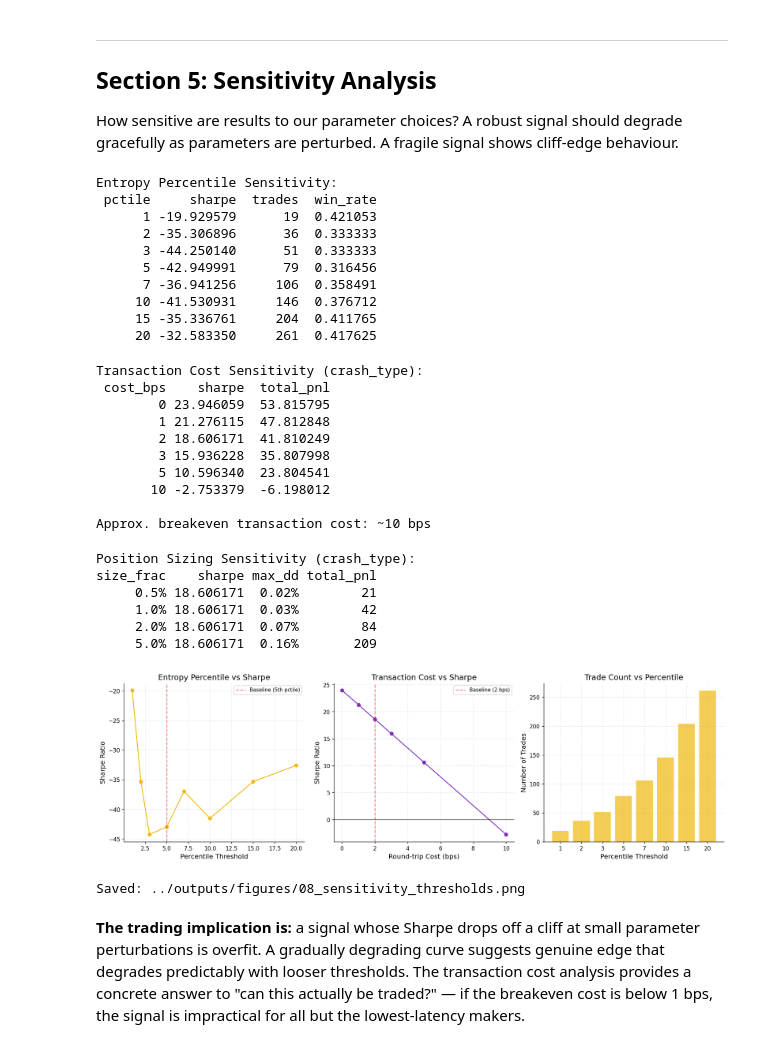
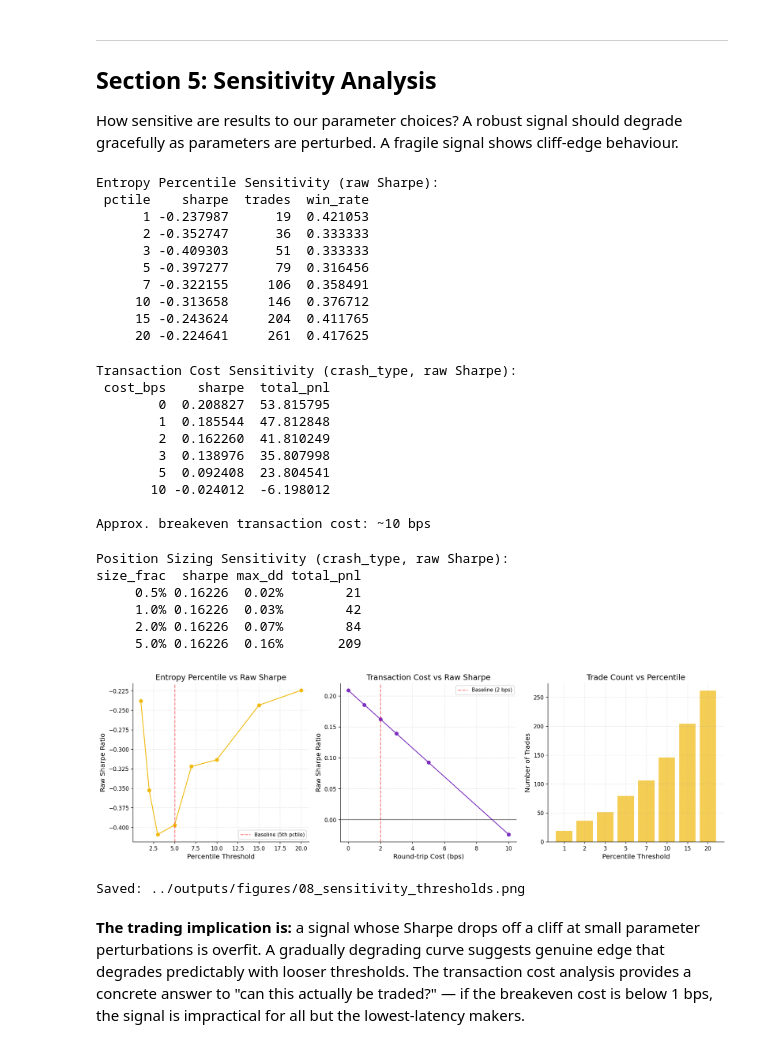
Before and after one commit to Wadoudo02/crypto-venue-entropy, a Jupyter notebook: notebooks/08_signal_backtesting.ipynb, the cells around one changed output. Cells and saved outputs as stored; diff of their text form; code cells hidden in the pictures.

```diff
--- a/notebooks/08_signal_backtesting.ipynb
+++ b/notebooks/08_signal_backtesting.ipynb
@@ -1129,22 +1129,22 @@ for pctile in pctile_values:
         holding_period=HOLDING_PERIODS["low_entropy"],
     )
     r = bt.run()
-    pctile_sharpes.append({"pctile": pctile, "sharpe": r.sharpe_ratio, "trades": r.num_trades, "win_rate": r.win_rate})
+    pctile_sharpes.append({"pctile": pctile, "sharpe": r.raw_sharpe_ratio, "trades": r.num_trades, "win_rate": r.win_rate})
 
 pctile_df = pd.DataFrame(pctile_sharpes)
-print("Entropy Percentile Sensitivity:")
+print("Entropy Percentile Sensitivity (raw Sharpe):")
 print(pctile_df.to_string(index=False))
 # %% [output]
-Entropy Percentile Sensitivity:
- pctile     sharpe  trades  win_rate
-      1 -19.929579      19  0.421053
-      2 -35.306896      36  0.333333
-      3 -44.250140      51  0.333333
-      5 -42.949991      79  0.316456
-      7 -36.941256     106  0.358491
-     10 -41.530931     146  0.376712
-     15 -35.336761     204  0.411765
-     20 -32.583350     261  0.417625
+Entropy Percentile Sensitivity (raw Sharpe):
+ pctile    sharpe  trades  win_rate
+      1 -0.237987      19  0.421053
+      2 -0.352747      36  0.333333
+      3 -0.409303      51  0.333333
+      5 -0.397277      79  0.316456
+      7 -0.322155     106  0.358491
+     10 -0.313658     146  0.376712
+     15 -0.243624     204  0.411765
+     20 -0.224641     261  0.417625
 # %%
 # --- 5.2 Transaction cost sensitivity ---
 cost_values = [0, 1, 2, 3, 5, 10]
@@ -1152,7 +1152,7 @@ cost_sharpes = []
 
 # Use the best individual signal for cost sensitivity
 if individual_results:
-    best_signal = max(individual_results, key=lambda k: individual_results[k].sharpe_ratio)
+    best_signal = max(individual_results, key=lambda k: individual_results[k].raw_sharpe_ratio)
 else:
     best_signal = "low_entropy"
 
@@ -1171,10 +1171,10 @@ for cost in cost_values:
         holding_period=hp,
     )
     r = bt.run()
-    cost_sharpes.append({"cost_bps": cost, "sharpe": r.sharpe_ratio, "total_pnl": r.total_pnl})
+    cost_sharpes.append({"cost_bps": cost, "sharpe": r.raw_sharpe_ratio, "total_pnl": r.total_pnl})
 
 cost_df = pd.DataFrame(cost_sharpes)
-print(f"Transaction Cost Sensitivity ({best_signal}):")
+print(f"Transaction Cost Sensitivity ({best_signal}, raw Sharpe):")
 print(cost_df.to_string(index=False))
 
 # Find breakeven
@@ -1182,16 +1182,16 @@ if len(cost_df[cost_df["total_pnl"] > 0]) > 0 and len(cost_df[cost_df["total_pnl
     breakeven_approx = cost_df[cost_df["total_pnl"] <= 0]["cost_bps"].min()
     print(f"\nApprox. breakeven transaction cost: ~{breakeven_approx} bps")
 else:
-    print("\nAll costs profitable or all unprofitable — no clear breakeven.")
+    print("\nAll costs profitable or all unprofitable -- no clear breakeven.")
 # %% [output]
-Transaction Cost Sensitivity (crash_type):
+Transaction Cost Sensitivity (crash_type, raw Sharpe):
  cost_bps    sharpe  total_pnl
-        0 23.946059  53.815795
-        1 21.276115  47.812848
-        2 18.606171  41.810249
-        3 15.936228  35.807998
-        5 10.596340  23.804541
-       10 -2.753379  -6.198012
+        0  0.208827  53.815795
+        1  0.185544  47.812848
+        2  0.162260  41.810249
+        3  0.138976  35.807998
+        5  0.092408  23.804541
+       10 -0.024012  -6.198012
 
 Approx. breakeven transaction cost: ~10 bps
 # %%
@@ -1211,18 +1211,18 @@ for frac in size_values:
         holding_period=hp,
     )
     r = bt.run()
-    size_sharpes.append({"size_frac": f"{frac:.1%}", "sharpe": r.sharpe_ratio, "max_dd": f"{r.max_drawdown:.2%}", "total_pnl": f"{r.total_pnl:,.0f}"})
+    size_sharpes.append({"size_frac": f"{frac:.1%}", "sharpe": r.raw_sharpe_ratio, "max_dd": f"{r.max_drawdown:.2%}", "total_pnl": f"{r.total_pnl:,.0f}"})
 
 size_df = pd.DataFrame(size_sharpes)
-print(f"Position Sizing Sensitivity ({best_signal}):")
+print(f"Position Sizing Sensitivity ({best_signal}, raw Sharpe):")
 print(size_df.to_string(index=False))
 # %% [output]
-Position Sizing Sensitivity (crash_type):
-size_frac    sharpe max_dd total_pnl
-     0.5% 18.606171  0.02%        21
-     1.0% 18.606171  0.03%        42
-     2.0% 18.606171  0.07%        84
-     5.0% 18.606171  0.16%       209
+Position Sizing Sensitivity (crash_type, raw Sharpe):
+size_frac  sharpe max_dd total_pnl
+     0.5% 0.16226  0.02%        21
+     1.0% 0.16226  0.03%        42
+     2.0% 0.16226  0.07%        84
+     5.0% 0.16226  0.16%       209
 # %%
 # --- Sensitivity plots ---
 fig, axes = plt.subplots(1, 3, figsize=(16, 5))
@@ -1230,38 +1230,38 @@ fig, axes = plt.subplots(1, 3, figsize=(16, 5))
 # Threshold sensitivity
 ax = axes[0]
 ax.plot(pctile_df["pctile"], pctile_df["sharpe"], "o-",
         color=VENUE_COLOURS.get("binance", "#F0B90B"), markersize=6)
 ax.axvline(5, color="red", linestyle="--", alpha=0.5, label="Baseline (5th pctile)")
-ax.set_title("Entropy Percentile vs Sharpe")
+ax.set_title("Entropy Percentile vs Raw Sharpe")
 ax.set_xlabel("Percentile Threshold")
-ax.set_ylabel("Sharpe Ratio")
+ax.set_ylabel("Raw Sharpe Ratio")
 ax.legend(fontsize=9)
 
 # Cost sensitivity
 ax = axes[1]
 ax.plot(cost_df["cost_bps"], cost_df["sharpe"], "o-",
         color=VENUE_COLOURS.get("bybit", "#7B2FBE"), markersize=6)
 ax.axvline(2, color="red", linestyle="--", alpha=0.5, label="Baseline (2 bps)")
 ax.axhline(0, color="black", linewidth=0.5)
-ax.set_title("Transaction Cost vs Sharpe")
+ax.set_title("Transaction Cost vs Raw Sharpe")
 ax.set_xlabel("Round-trip Cost (bps)")
-ax.set_ylabel("Sharpe Ratio")
+ax.set_ylabel("Raw Sharpe Ratio")
 ax.legend(fontsize=9)
 
 # Trade count vs threshold
 ax = axes[2]
 ax.bar(pctile_df["pctile"].astype(str), pctile_df["trades"],
        color=VENUE_COLOURS.get("binance", "#F0B90B"), alpha=0.7)
 ax.set_title("Trade Count vs Percentile")
 ax.set_xlabel("Percentile Threshold")
 ax.set_ylabel("Number of Trades")
 
 plt.tight_layout()
 plt.savefig(FIGURES_DIR / "08_sensitivity_thresholds.png", dpi=150, bbox_inches="tight")
 plt.show()
 print(f"Saved: {FIGURES_DIR / '08_sensitivity_thresholds.png'}")
 # %% [output]
-[figure, old version]
+[figure, new version]
 Saved: ../outputs/figures/08_sensitivity_thresholds.png
 # %% [markdown]
 **The trading implication is:** a signal whose Sharpe drops off a cliff at small parameter perturbations is overfit. A gradually degrading curve suggests genuine edge that degrades predictably with looser thresholds. The transaction cost analysis provides a concrete answer to "can this actually be traded?" — if the breakeven cost is below 1 bps, the signal is impractical for all but the lowest-latency makers.
```
Also changed, not shown: parts of 2 cells of this notebook, 1 other file.
